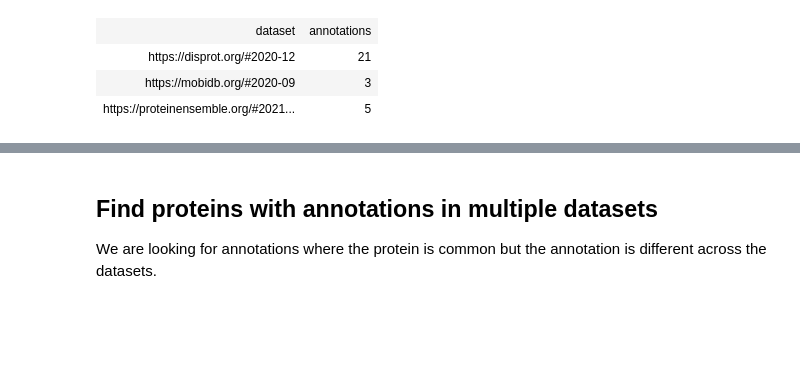
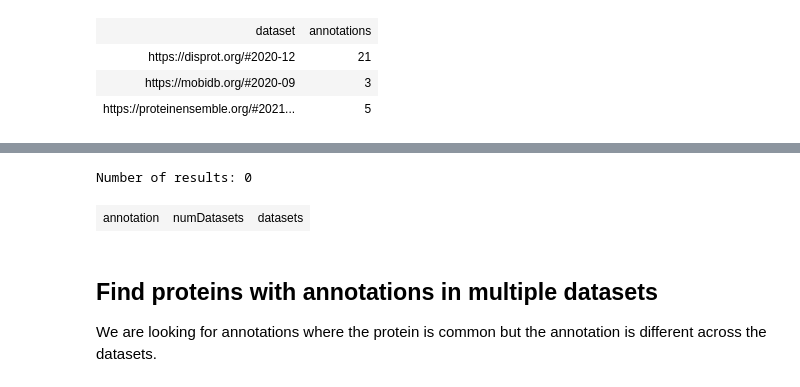
Before and after one commit to ivanmicetic/IDP-KG, a Jupyter notebook: notebooks/AnalysisQueries.ipynb, the cells around one changed output, grey strips where cells are left out. Drawn from its saved outputs; the diff is of its cells as text; code cells hidden in the pictures; blank space fills up the shorter version.

Commit message:
Query to find annotations in multiple datasets

```diff
--- a/notebooks/AnalysisQueries.ipynb
+++ b/notebooks/AnalysisQueries.ipynb
@@ -613,3 +619,23 @@ Number of results: 3
+# %%
+displayResults(idpKG.query("""
+PREFIX schema: <https://schema.org/>
+PREFIX pav: <http://purl.org/pav/>
+PREFIX void: <http://rdfs.org/ns/void#>
+
+SELECT ?annotation (COUNT(?g) as ?numDatasets) (GROUP_CONCAT(?dataset;SEPARATOR=", ") AS ?datasets)
+WHERE {
+    GRAPH ?g {
+        ?annotation a schema:SequenceAnnotation .
+    }
+    ?g void:inDataset ?dataset .
+}
+GROUP BY ?annotation
+HAVING (COUNT(*) > 1)
+ORDER BY ?numDatasets
+"""))
+# %% [output]
+Number of results: 0
+| annotation | numDatasets | datasets |
 # %% [markdown]
 ## Find proteins with annotations in multiple datasets
 
```
Also changed, not shown: parts of 3 cells of this notebook.
